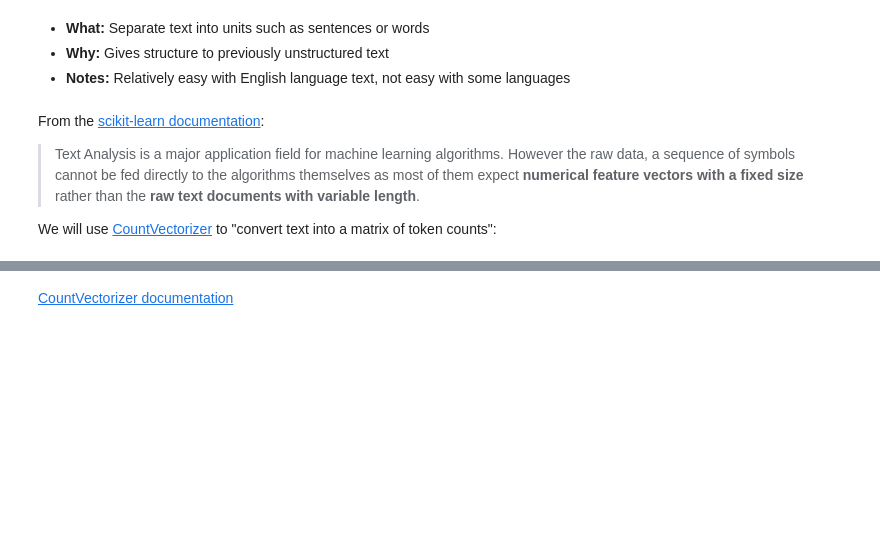
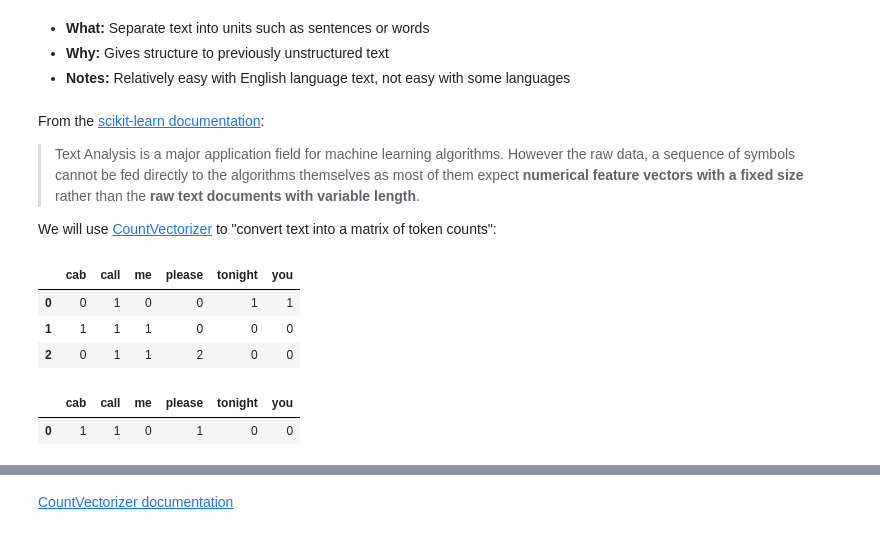
Before and after one commit to sthakuri/DS-SF-36, a Jupyter notebook: classes/18/NLP Lesson In Class.ipynb, the cells around one changed output, grey strips where cells are left out. Cells and saved outputs as stored; diff of their text form; code cells hidden in the pictures; blank space fills up the shorter version.

```diff
--- a/classes/18/NLP Lesson In Class.ipynb
+++ b/classes/18/NLP Lesson In Class.ipynb
@@ -124,6 +147,32 @@ simple_train = ['call you tonight', 'Call me a cab', 'please call me... PLEASE!'
+# %%
+# Turn text into tabular data using CountVectorizer
+
+vect = CountVectorizer()
+
+# Method 01
+dtm = vect.fit_transform(simple_train)
+
+# Method 02
+#dtm = vect.fit(simple_train)
+#dtm = vect.transform(simple_train)
+
+dtm_df = pd.DataFrame(dtm.toarray(), columns=vect.get_feature_names())
+dtm_df
+# %% [output]
+|  | cab | call | me | please | tonight | you |
+| 0 | 0 | 1 | 0 | 0 | 1 | 1 |
+| 1 | 1 | 1 | 1 | 0 | 0 | 0 |
+| 2 | 0 | 1 | 1 | 2 | 0 | 0 |
 # %%
 # transforming a new sentence, what do you notice?
 new_sentence = ['please call yourself a cab burrito']
+
+dtm_new = vect.transform(new_sentence)
+
+pd.DataFrame(dtm_new.toarray(), columns=vect.get_feature_names())
+# %% [output]
+|  | cab | call | me | please | tonight | you |
+| 0 | 1 | 1 | 0 | 1 | 0 | 0 |
 # %%
 # use CountVectorizer to create document-term matrices from X_train and X_test
 vect = CountVectorizer()
```
Also changed, not shown: parts of 23 cells of this notebook.
